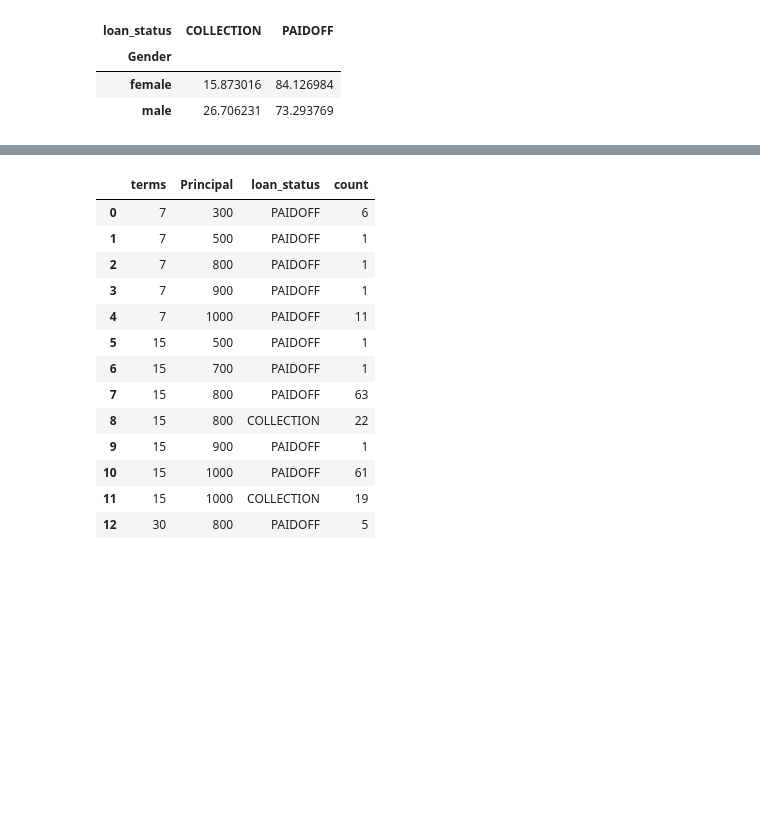
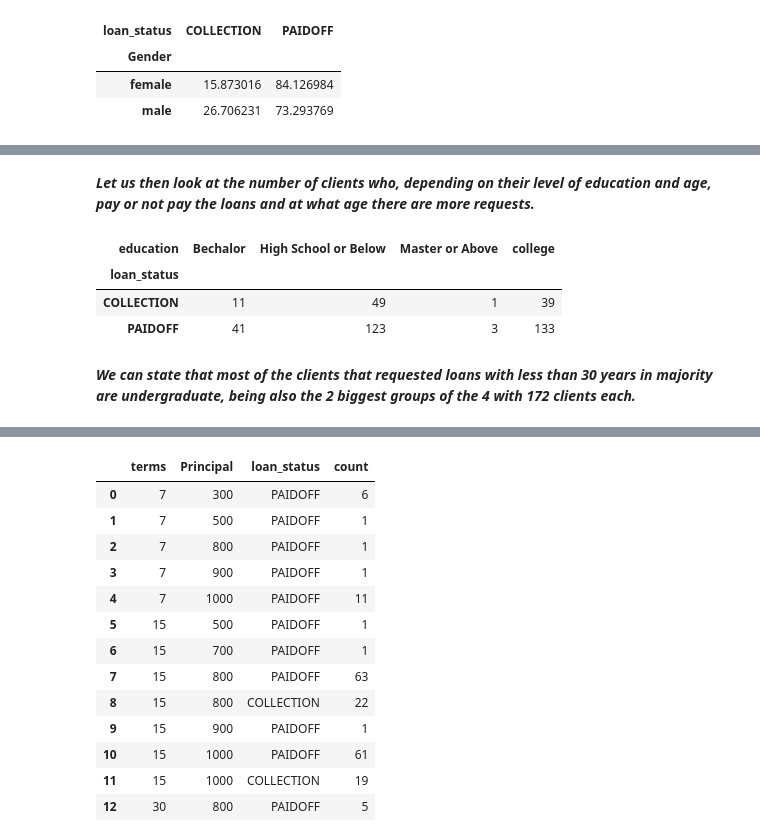
Before and after one commit to ThatPoter/Bank-Loan-Classifier, a Jupyter notebook: LoansStatusClassification(Unbalanced).ipynb, the cells around one changed output, grey strips where cells are left out. Saved outputs shown, nothing was run; the diff lists cells and outputs as text; code cells hidden in the pictures; blank space fills up the shorter version.

```diff
--- a/LoansStatusClassification(Unbalanced).ipynb
+++ b/LoansStatusClassification(Unbalanced).ipynb
@@ -207 +216,14 @@ groupby_gender.unstack(level=-1)
+# %% [markdown]
+***Let us then look at the number of clients who, depending on their level of education and age, pay or not pay the loans and at what age there are more requests.***
+# %%
+# group by method, proportions of the education feature
+group_by_edu = df.groupby("loan_status")["education"].value_counts()
+group_by_edu.unstack(level=-1)
+# %% [output]
+| education | Bechalor | High School or Below | Master or Above | college |
+| loan_status |  |  |  |  |
+| COLLECTION | 11 | 49 | 1 | 39 |
+| PAIDOFF | 41 | 123 | 3 | 133 |
+# %% [markdown]
+***We can state that most of the clients that requested loans with less than 30 years in majority are undergraduate, being also the 2 biggest groups of the 4 with 172 clients each.***
 # %%
```
Also changed, not shown: parts of 25 cells of this notebook.
